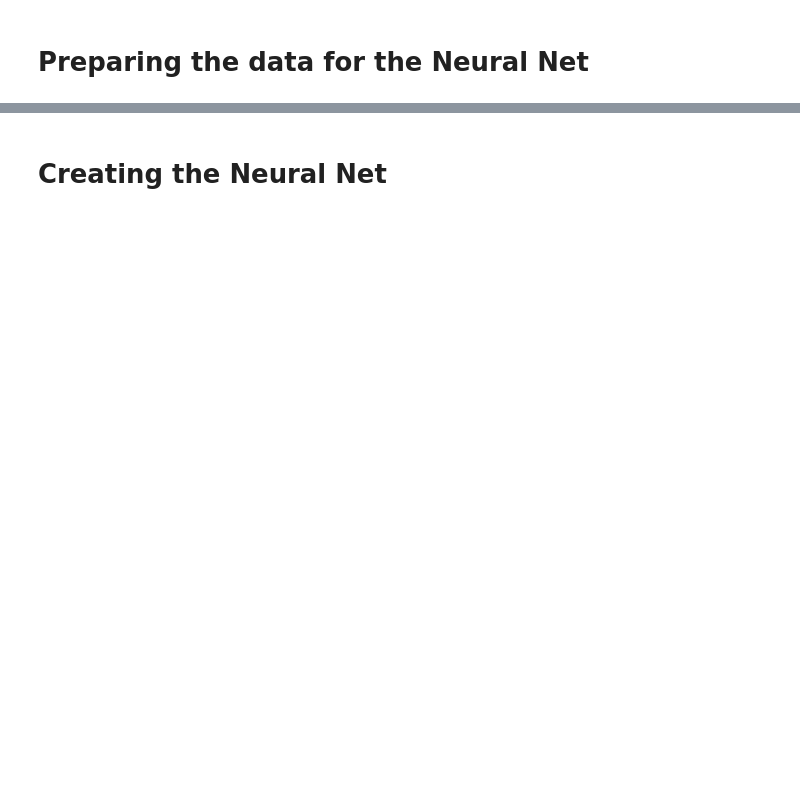
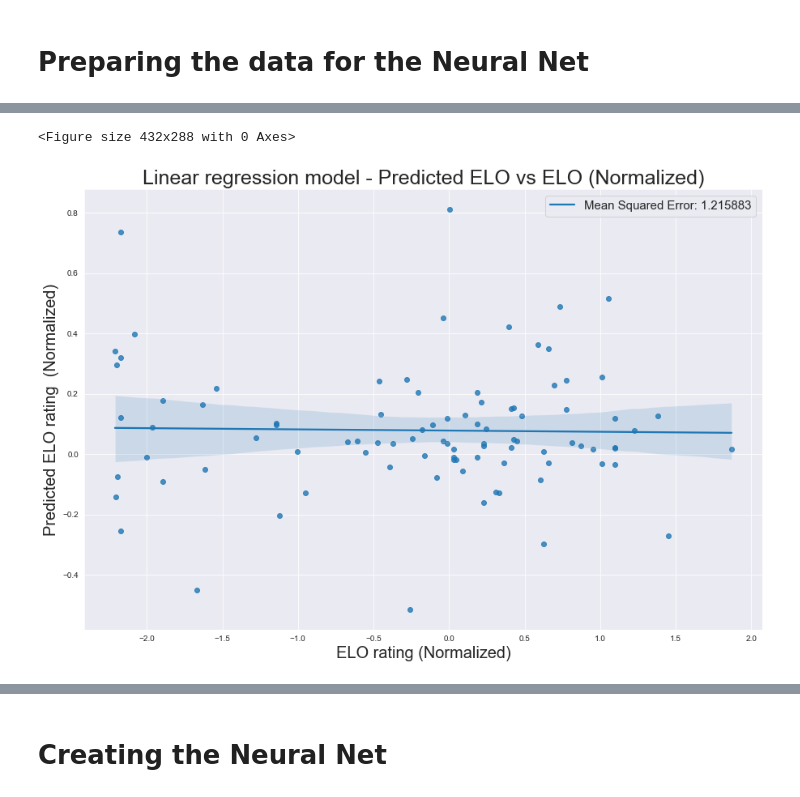
Before and after one commit to ktadgh/Classical-Chess-Predictions, a Jupyter notebook: NeuralNet.ipynb, the cells around one changed output, grey strips where cells are left out. Saved outputs shown, nothing was run; the diff lists cells and outputs as text; code cells hidden in the pictures; blank space fills up the shorter version.

Commit message:
Made comparison in results, linear regression model on average centipawn loss

```diff
--- a/NeuralNet.ipynb
+++ b/NeuralNet.ipynb
@@ -311,7 +301,8 @@ white_elo = [torch.tensor(i, dtype = torch.float32) for i in white_elo_transform
 black_elo = numpy.array(df['BlackELO'])
 black_elo = [torch.tensor(i, dtype = torch.float32) for i in black_elo]
 
+average_cpl = np.array(df['White_avg_cpl'])
 
 # splitting into train and test
 #lengths_train, lengths_test,white_eval_train, white_eval_test, black_eval_train, black_eval_test, black_train, black_test, white_train, white_test  = train_test_split(lengths, white_evals, black_evals, black_elo, white_elo, test_size=0.2,random_state=0, shuffle = True)
-white_eval_train, white_eval_test, black_eval_train, black_eval_test, black_train, black_test, white_train, white_test  = train_test_split(white_evals, black_evals, black_elo, white_elo, test_size=0.2,random_state=1, shuffle = True)
+white_eval_train, white_eval_test, black_eval_train, black_eval_test, black_train, black_test, white_train, white_test, average_cpl_train, average_cpl_test  = train_test_split(white_evals, black_evals, black_elo, white_elo, average_cpl, test_size=0.2,random_state=100, shuffle = True)
@@ -317,0 +311,9 @@ white_eval_train, white_eval_test, black_eval_train, black_eval_test, black_trai
+# %%
+average_cpl_train = np.reshape(average_cpl_train, (len(average_cpl_train),1))
+average_cpl_test = np.reshape(average_cpl_test, (len(average_cpl_test),1))
+# %%
+white_train_elo = np.array([x.item() for x in white_train])
+white_train_elo = np.reshape(white_train_elo, (len(white_train_elo),1 ))
+
+white_test_elo = np.array([x.item() for x in white_test])
+white_test_elo = np.reshape(white_test_elo, (len(white_test_elo),1 ))
@@ -317,0 +323,10 @@ white_eval_train, white_eval_test, black_eval_train, black_eval_test, black_trai
+# %%
+# make a simple linear regression model.
+regression = LinearRegression()
+
+
+regression.fit(average_cpl_train,white_train_elo)
+regression.score(average_cpl_test,white_test_elo)
+#plt.scatter(y, pred_y)
+
+y_pred = regression.predict(average_cpl_test)
@@ -318,3 +335,15 @@ white_eval_train, white_eval_test, black_eval_train, black_eval_test, black_trai
+# %%
+plt.figure()
+plt.figure(figsize = (15,10))
+plt.title('Linear regression model - Predicted ELO vs ELO (Normalized)', fontsize = 25)
+sns.regplot(x = white_test_elo, y = y_pred, line_kws = {'label':f'Mean Squared Error: {mse_lin:4f}'})
+plt.xlabel('ELO rating (Normalized)', fontsize = 20)
+plt.ylabel('Predicted ELO rating  (Normalized)', fontsize = 20)
+plt.legend(prop={'size': 15})
+plt.savefig('images/NN_linreg_acc.png')
+# %% [output]
+<Figure size 432x288 with 0 Axes>
+[figure, added]
 # %%
 plt.hist(white_elo_transformed)
 # %% [output]
```
Also changed, not shown: parts of 33 cells of this notebook, 3 other files.
